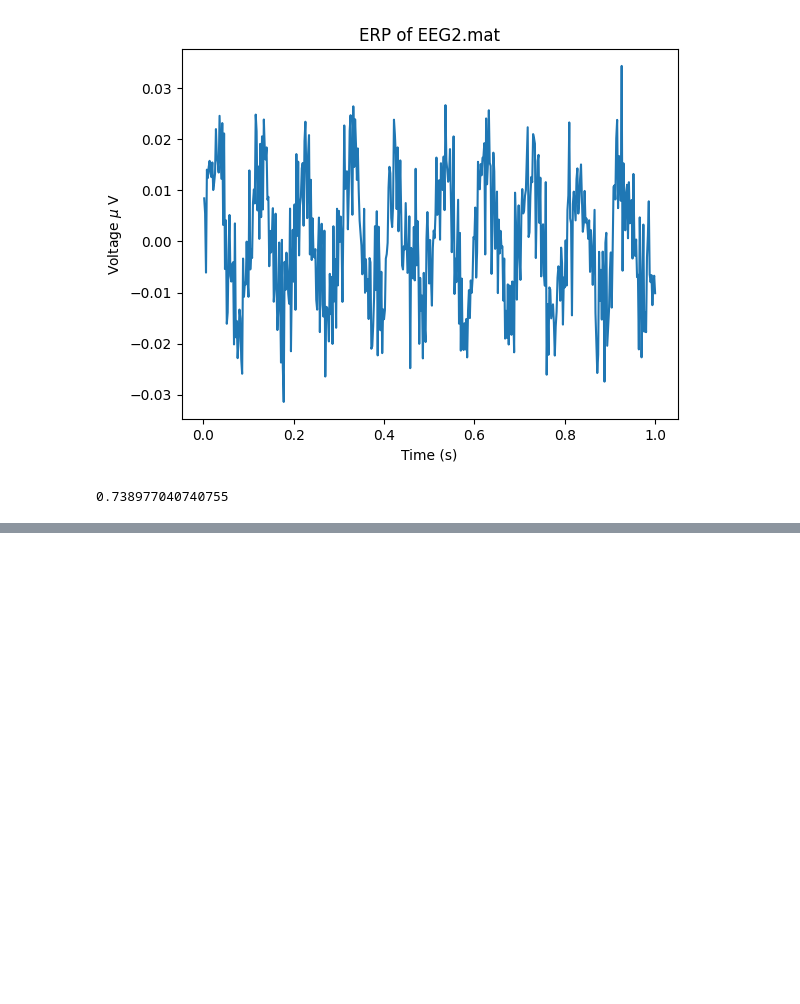
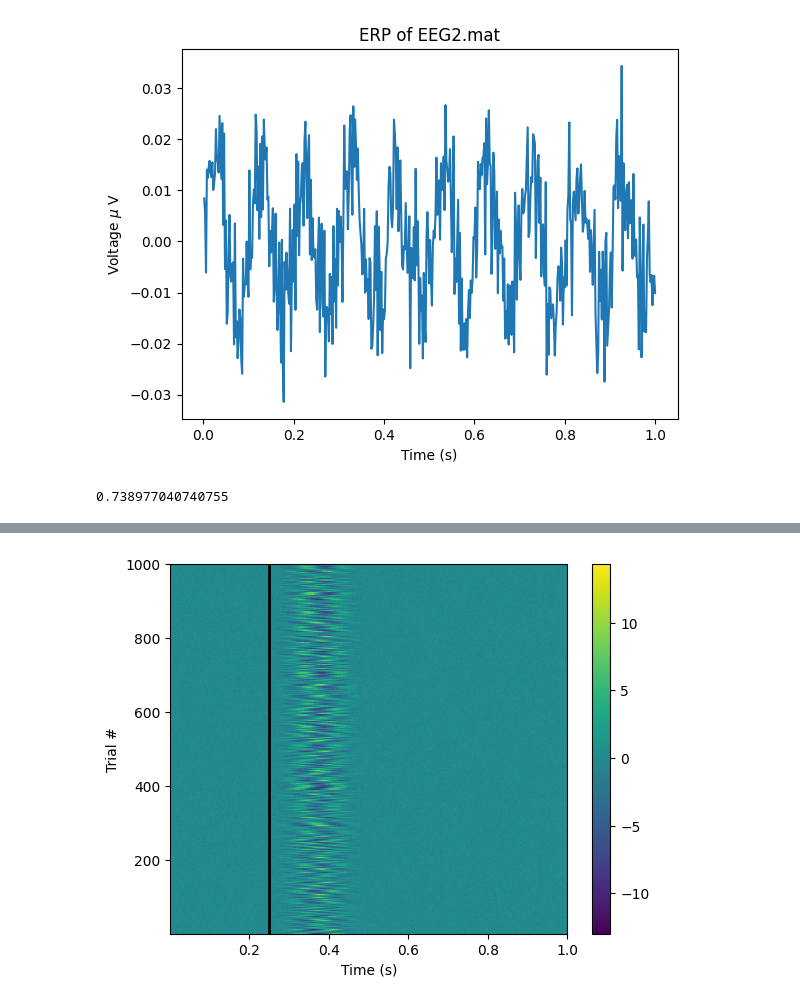
Before and after one commit to witchofizalith/MA665_HW, a Jupyter notebook: Assignment5_ERP/HW5.ipynb, the cells around one changed output, grey strips where cells are left out. Saved outputs shown, nothing was run; the diff lists cells and outputs as text; code cells hidden in the pictures; blank space fills up the shorter version.

```diff
--- a/Assignment5_ERP/HW5.ipynb
+++ b/Assignment5_ERP/HW5.ipynb
@@ -100,0 +144,12 @@ Explain in a few sentences the results of your analysis, as you would to a colla
+# %%
+plt.imshow(EEG3,                             # Make an *image* of something useful
+           extent=[t[0], t[-1], 1, ntrials3],# ... with nice x-limits.
+           aspect='auto',                   # ... set aspect ratio
+           origin='lower')                  # ... put origin in lower left corner
+plt.xlabel('Time (s)')                             # Label the axes
+plt.ylabel('Trial #')
+plt.colorbar()                              # Show voltage to color mapping
+plt.vlines(0.25, 1, 1000, 'k', lw=2)        # Indicate stimulus onset with line
+plt.show()
+# %% [output]
+[figure, added]
```
Also changed, not shown: parts of 37 cells of this notebook.
